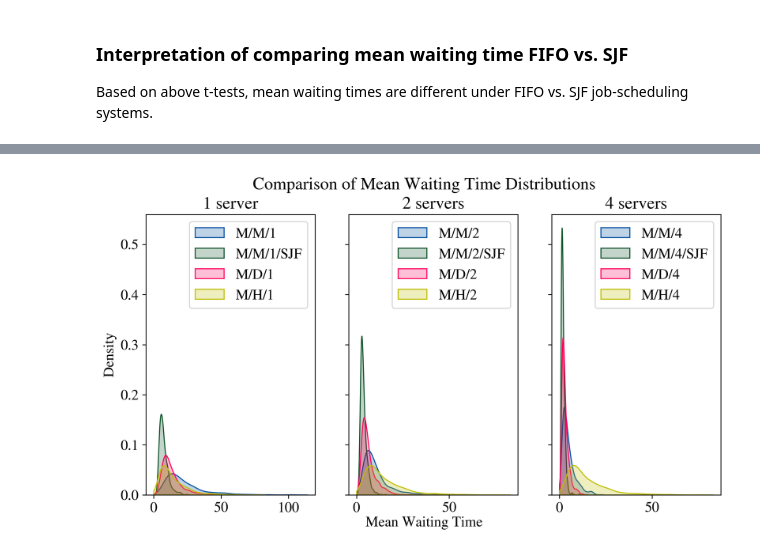
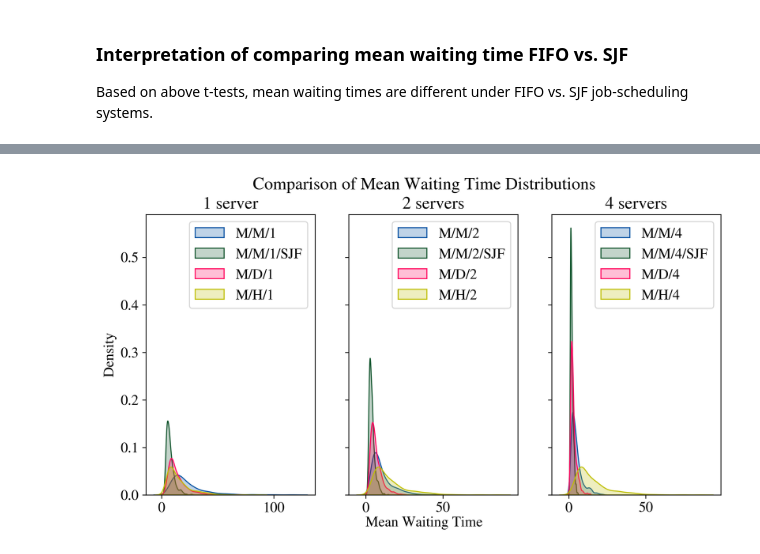
Before and after one commit to Caesar-blip/stochsim_assignment2, a Jupyter notebook: assignment2.ipynb, the cells around one changed output, grey strips where cells are left out. Saved outputs shown, nothing was run; the diff lists cells and outputs as text; code cells hidden in the pictures.

```diff
--- a/assignment2.ipynb
+++ b/assignment2.ipynb
@@ -466,32 +467,32 @@ fig.savefig("figures/h_distribution.png")
 # %%
 fig, (ax1, ax2, ax3) = plt.subplots(1, 3, figsize=(10,5), dpi=300, sharey=True)
-sns.kdeplot(ax=ax1, x=means_1server, shade=True, color="#0051a2", label='M/M/1', clip=(0.0,200))
-sns.kdeplot(ax=ax1, x=sjf_means_1server, shade=True, color="#10542c", label='M/M/1/SJF', clip=(0.0,200))
-sns.kdeplot(ax=ax1, x=d_means_1server, shade=True, color="#ff005e", label='M/D/1', clip=(0.0,200))
-sns.kdeplot(ax=ax1, x=h_means_2server, shade=True, color="y", label='M/H/1', clip=(0.0,200))
+sns.kdeplot(ax=ax1, x=means_1server, shade=True, color="#0051a2", label='M/M/1')
+sns.kdeplot(ax=ax1, x=sjf_means_1server, shade=True, color="#10542c", label='M/M/1/SJF')
+sns.kdeplot(ax=ax1, x=d_means_1server, shade=True, color="#ff005e", label='M/D/1')
+sns.kdeplot(ax=ax1, x=h_means_2server, shade=True, color="y", label='M/H/1')
 
-sns.kdeplot(ax=ax2, x=means_2server, shade=True, color="#0051a2", label='M/M/2', clip=(0.0,200))
-sns.kdeplot(ax=ax2, x=sjf_means_2server, shade=True, color="#10542c", label='M/M/2/SJF', clip=(0.0,200))
-sns.kdeplot(ax=ax2, x=d_means_2server, shade=True, color="#ff005e", label='M/D/2', clip=(0.0,200))
-sns.kdeplot(ax=ax2, x=h_means_2server, shade=True, color="y", label='M/H/2', clip=(0.0,200))
+sns.kdeplot(ax=ax2, x=means_2server, shade=True, color="#0051a2", label='M/M/2')
+sns.kdeplot(ax=ax2, x=sjf_means_2server, shade=True, color="#10542c", label='M/M/2/SJF')
+sns.kdeplot(ax=ax2, x=d_means_2server, shade=True, color="#ff005e", label='M/D/2')
+sns.kdeplot(ax=ax2, x=h_means_2server, shade=True, color="y", label='M/H/2')
 
-sns.kdeplot(ax=ax3, x=means_4server, shade=True, color="#0051a2", label='M/M/4', clip=(0.0,200))
-sns.kdeplot(ax=ax3, x=sjf_means_4server, shade=True, color="#10542c", label='M/M/4/SJF', clip=(0.0,200))
-sns.kdeplot(ax=ax3, x=d_means_4server, shade=True, color="#ff005e", label='M/D/4', clip=(0.0,200))
-sns.kdeplot(ax=ax3, x=h_means_2server, shade=True, color="y", label='M/H/4', clip=(0.0,200))
+sns.kdeplot(ax=ax3, x=means_4server, shade=True, color="#0051a2", label='M/M/4')
+sns.kdeplot(ax=ax3, x=sjf_means_4server, shade=True, color="#10542c", label='M/M/4/SJF')
+sns.kdeplot(ax=ax3, x=d_means_4server, shade=True, color="#ff005e", label='M/D/4')
+sns.kdeplot(ax=ax3, x=h_means_2server, shade=True, color="y", label='M/H/4')
 
 ax1.legend()
 ax2.legend()
 ax3.legend()
 ax1.set_title('1 server')
 ax2.set_title('2 servers')
 ax3.set_title('4 servers')
 fig.text(0.5, 0.04,  'Mean Waiting Time', ha='center')
 fig.suptitle('Comparison of Mean Waiting Time Distributions')
 plt.show()
-fig.savefig('figures/all_distr_compared.png')
+fig.savefig('figures/all_distr_compared.pdf')
 # %% [output]
-[figure, old version]
+[figure, new version]
 # %%
 # Comparing means of all strategies
 means_1server
```
Also changed, not shown: parts of 17 cells of this notebook, 25 other files.
